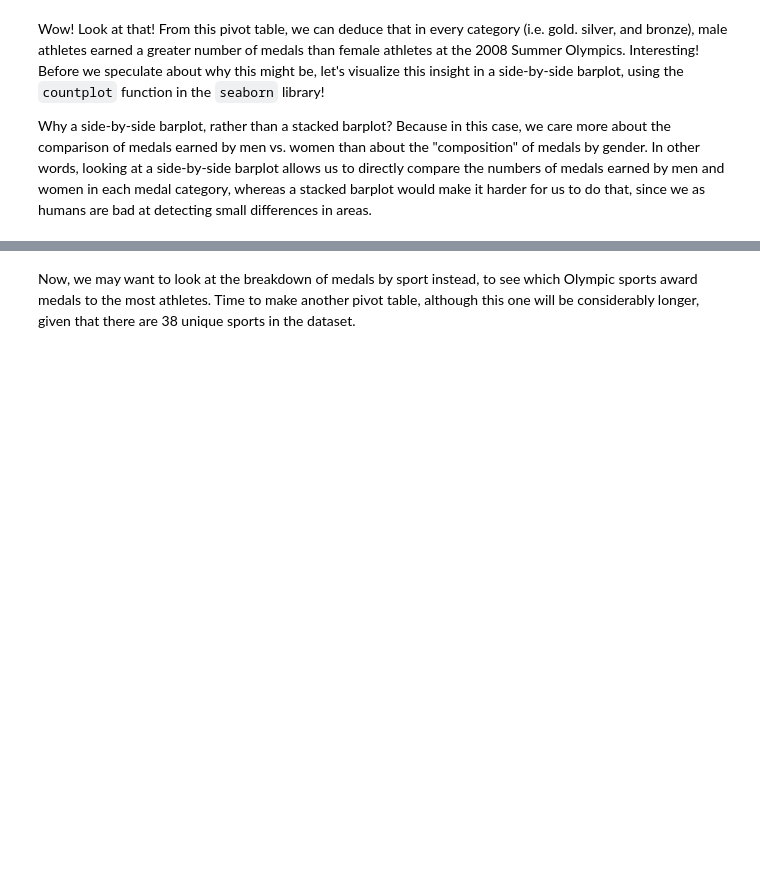
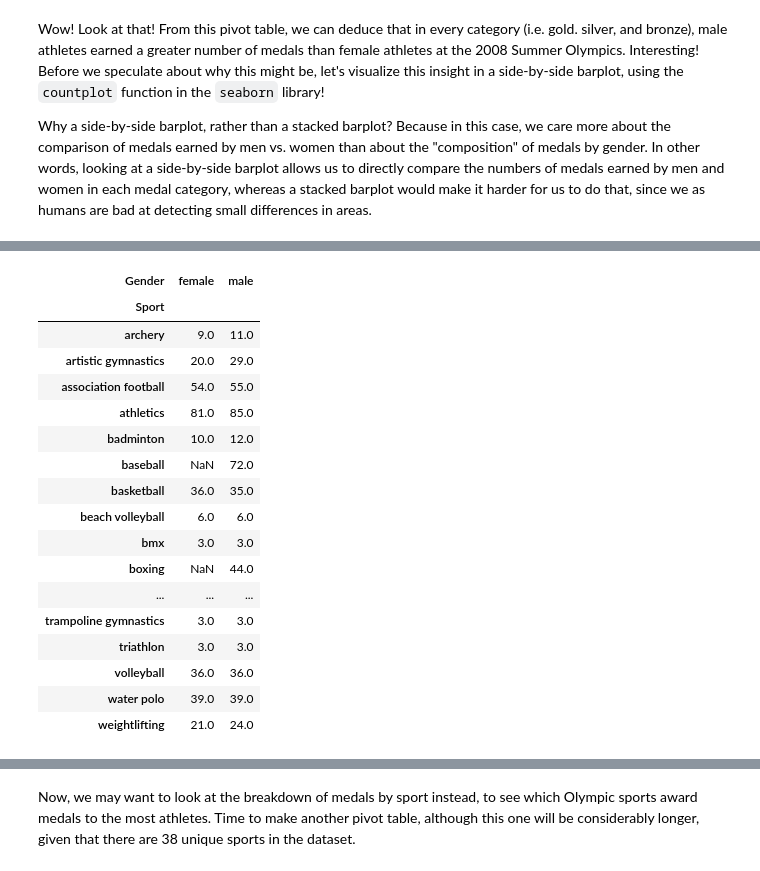
Before and after one commit to t-clark04/Clark-Data-Science-Portfolio, a Jupyter notebook: TidyData-Project/main.ipynb, the cells around one changed output, grey strips where cells are left out. Drawn from its saved outputs; the diff is of its cells as text; code cells hidden in the pictures; blank space fills up the shorter version.

```diff
--- a/TidyData-Project/main.ipynb
+++ b/TidyData-Project/main.ipynb
@@ -233,0 +236,28 @@ Now, we should think about why this might be. Surely, this isn't because of a di
+# %%
+# Using the pivot_table function within the pandas library
+sport_gender = pd.pivot_table(df_tidy,
+               index = "Sport", # Use the values of "Sport" as our row labels
+               columns = "Gender", # Use the values of "Gender" as our column labels
+               values = "Medal",
+               aggfunc = "count") # And count the values across medal categories to give us the total we want
+
+sport_gender
+# %% [output]
+| Gender | female | male |
+| Sport |  |  |
+| archery | 9.0 | 11.0 |
+| artistic gymnastics | 20.0 | 29.0 |
+| association football | 54.0 | 55.0 |
+| athletics | 81.0 | 85.0 |
+| badminton | 10.0 | 12.0 |
+| baseball | NaN | 72.0 |
+| basketball | 36.0 | 35.0 |
+| beach volleyball | 6.0 | 6.0 |
+| bmx | 3.0 | 3.0 |
+| boxing | NaN | 44.0 |
+| ... | ... | ... |
+| trampoline gymnastics | 3.0 | 3.0 |
+| triathlon | 3.0 | 3.0 |
+| volleyball | 36.0 | 36.0 |
+| water polo | 39.0 | 39.0 |
+| weightlifting | 21.0 | 24.0 |
```
Also changed, not shown: parts of 5 cells of this notebook.
